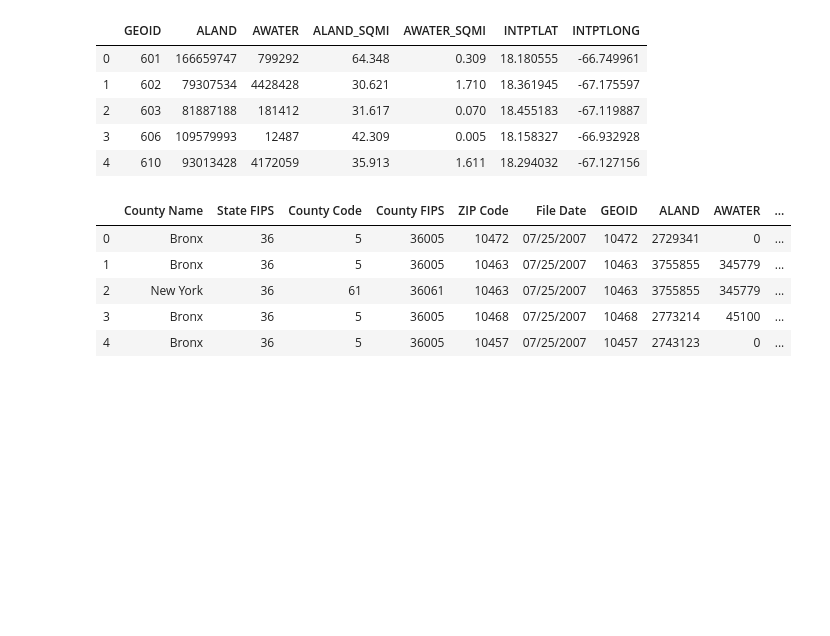
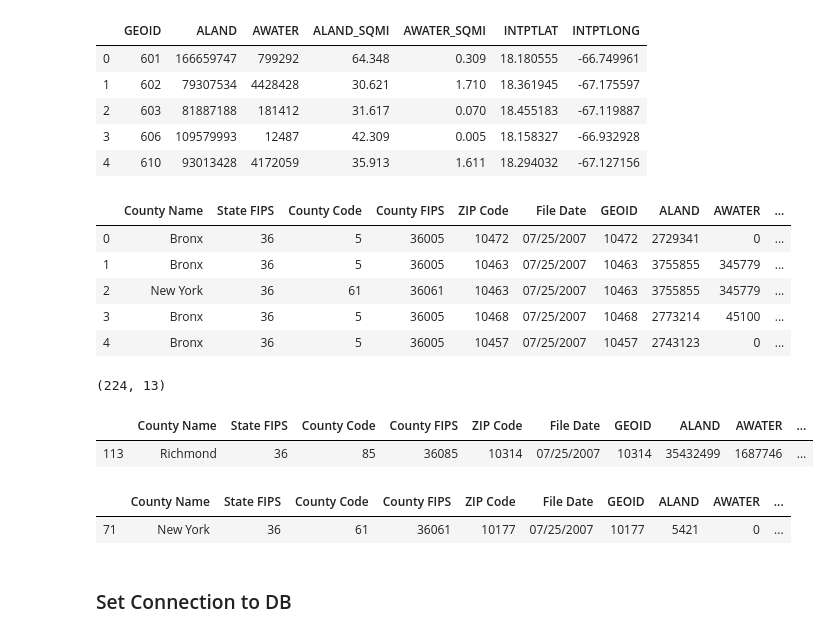
Before and after one commit to meiguan/yelp_abcs, a Jupyter notebook: stag/takeout_apps_nyc.ipynb, the cells around one changed output. Drawn from its saved outputs; the diff is of its cells as text; code cells hidden in the pictures; blank space fills up the shorter version.

```diff
--- a/stag/takeout_apps_nyc.ipynb
+++ b/stag/takeout_apps_nyc.ipynb
@@ -50,3 +54,19 @@ nyc_zips.head()
 | 2 | New York | 36 | 61 | 36061 | 10463 | 07/25/2007 | 10463 | 3755855 | 345779 | ... |
 | 3 | Bronx | 36 | 5 | 36005 | 10468 | 07/25/2007 | 10468 | 2773214 | 45100 | ... |
 | 4 | Bronx | 36 | 5 | 36005 | 10457 | 07/25/2007 | 10457 | 2743123 | 0 | ... |
+# %%
+nyc_zips.shape
+# %% [output]
+(224, 13)
+# %%
+nyc_zips[nyc_zips.ALAND_SQMI==max(nyc_zips.ALAND_SQMI)]
+# %% [output]
+|  | County Name | State FIPS | County Code | County FIPS | ZIP Code | File Date | GEOID | ALAND | AWATER | ... |
+| 113 | Richmond | 36 | 85 | 36085 | 10314 | 07/25/2007 | 10314 | 35432499 | 1687746 | ... |
+# %%
+nyc_zips[nyc_zips.ALAND_SQMI==min(nyc_zips.ALAND_SQMI)]
+# %% [output]
+|  | County Name | State FIPS | County Code | County FIPS | ZIP Code | File Date | GEOID | ALAND | AWATER | ... |
+| 71 | New York | 36 | 61 | 36061 | 10177 | 07/25/2007 | 10177 | 5421 | 0 | ... |
+# %% [markdown]
+### Set Connection to DB
```
Also changed, not shown: parts of 22 cells of this notebook.
